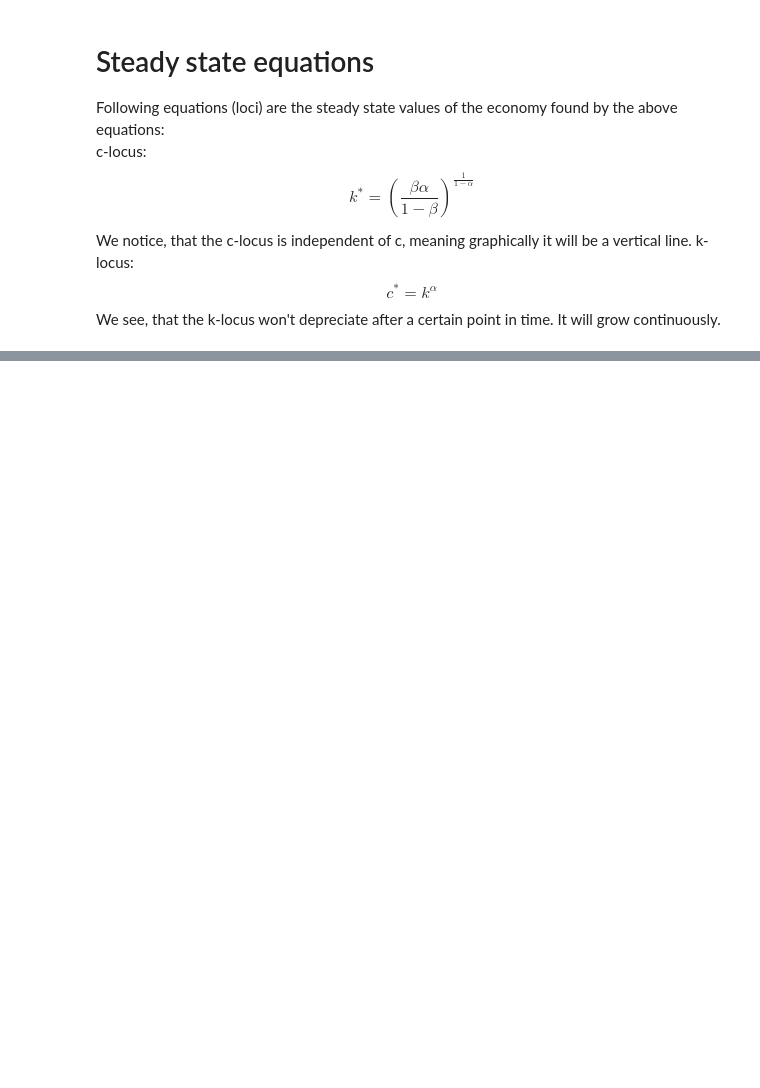
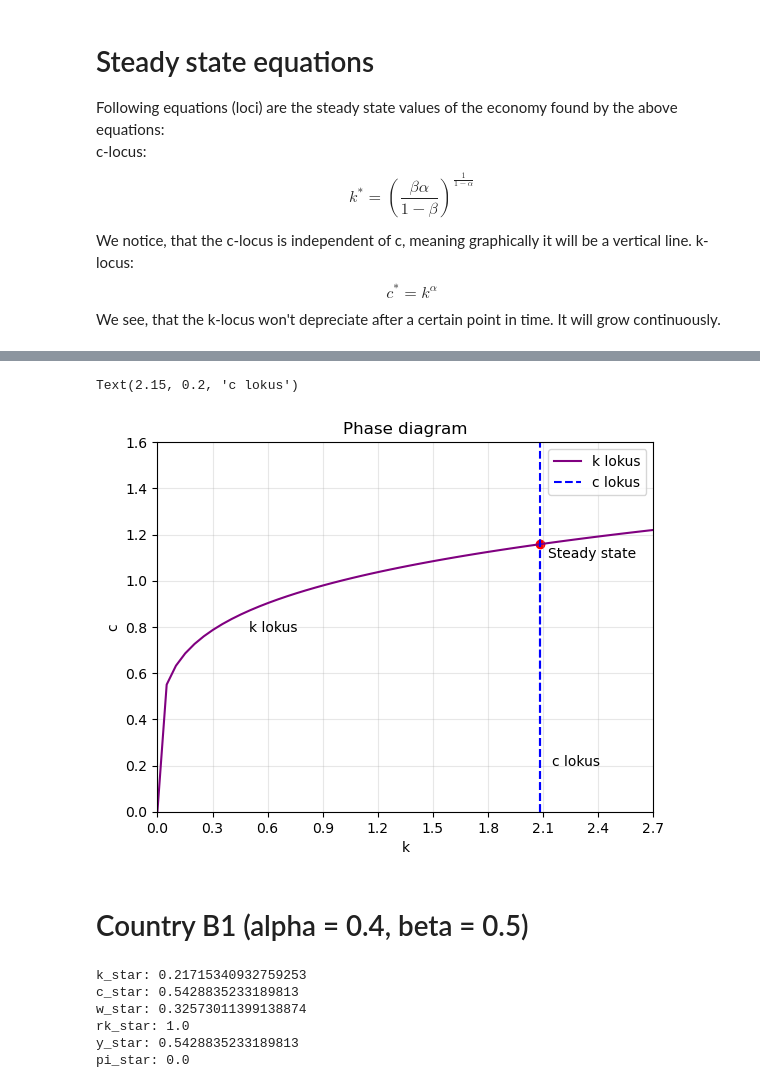
Before and after one commit to NumEconCopenhagen/projects-2023-leif, a Jupyter notebook: modelproject/fredeattemt.ipynb, the cells around one changed output, grey strips where cells are left out. Saved outputs shown, nothing was run; the diff lists cells and outputs as text; code cells hidden in the pictures; blank space fills up the shorter version.

```diff
--- a/modelproject/fredeattemt.ipynb
+++ b/modelproject/fredeattemt.ipynb
@@ -221,2 +151,53 @@ Text(0.25, 1.3, 'c lokus')
+# %%
+# Plot
+kB1 = np.linspace(0, 5, 100)
+cB1 = fr.c_lokusB1(fr.paramsB1["modelB1"]["alphaB1"], fr.paramsB1["modelB1"]["betaB1"])
+fig, ax = plt.subplots()
+ax.plot(kB1, fr.k_lokusB1(kB1, fr.paramsB1["modelB1"]["alphaB1"]), color="purple", label="k lokus")
+ax.plot([cB1, cB1], [fr.k_lokusB1(0, fr.paramsB1["modelB1"]["alphaB1"]), fr.k_lokusB1(cB1, fr.paramsB1["modelB1"]["alphaB1"])], "--", color="blue", label="c lokus")
+ax.axvline(x=fr.ssB1[0], color="blue", linestyle="--", alpha=1)
+ax.scatter(fr.ssB1[0], fr.ssB1[1], marker="o", color="red")
+ax.set_xlabel("k")
+ax.set_ylabel("c")
+ax.set_title("Phase diagram")
+ax.legend()
+
+# Set axis limits and tick positions
+ax.set_xlim([0, 2.7])  # Set x-axis limits from 0 to 0.5
+ax.set_xticks(np.arange(0, 3.0, 0.3))  # Adjust x-axis tick positions
+ax.set_ylim([0, 1.6])
+ax.set_yticks(np.arange(0, 1.7, 0.2))
+ax.grid(alpha=0.3)
+
+# Add text labels
+ax.text(fr.ssB1[0]+0.04, fr.ssB1[1]-0.06, "Steady state")
+ax.text(0.5, 0.78, "k lokus")
+ax.text(2.15, 0.2, "c lokus")
+# %% [output]
+Text(2.15, 0.2, 'c lokus')
+[figure, added]
+# %% [markdown]
+# Country B1 (alpha = 0.4, beta = 0.5)
+# %%
+ramsey_model = rn.Ramseymodelclass()
+
+ramsey_model.par.alpha = 0.40
+ramsey_model.par.beta = 0.50
+
+k_star, c_star, w_star, rk_star, y_star, pi_star = ramsey_model.ss_values()
+
+print("k_star:", k_star)
+print("c_star:", c_star)
+print("w_star:", w_star)
+print("rk_star:", rk_star)
+print("y_star:", y_star)
+print("pi_star:", pi_star)
+# %% [output]
+k_star: 0.21715340932759253
+c_star: 0.5428835233189813
+w_star: 0.32573011399138874
+rk_star: 1.0
+y_star: 0.5428835233189813
+pi_star: 0.0
 # %%
 # Plot
```
Also changed, not shown: parts of 21 cells of this notebook, 3 other files.
